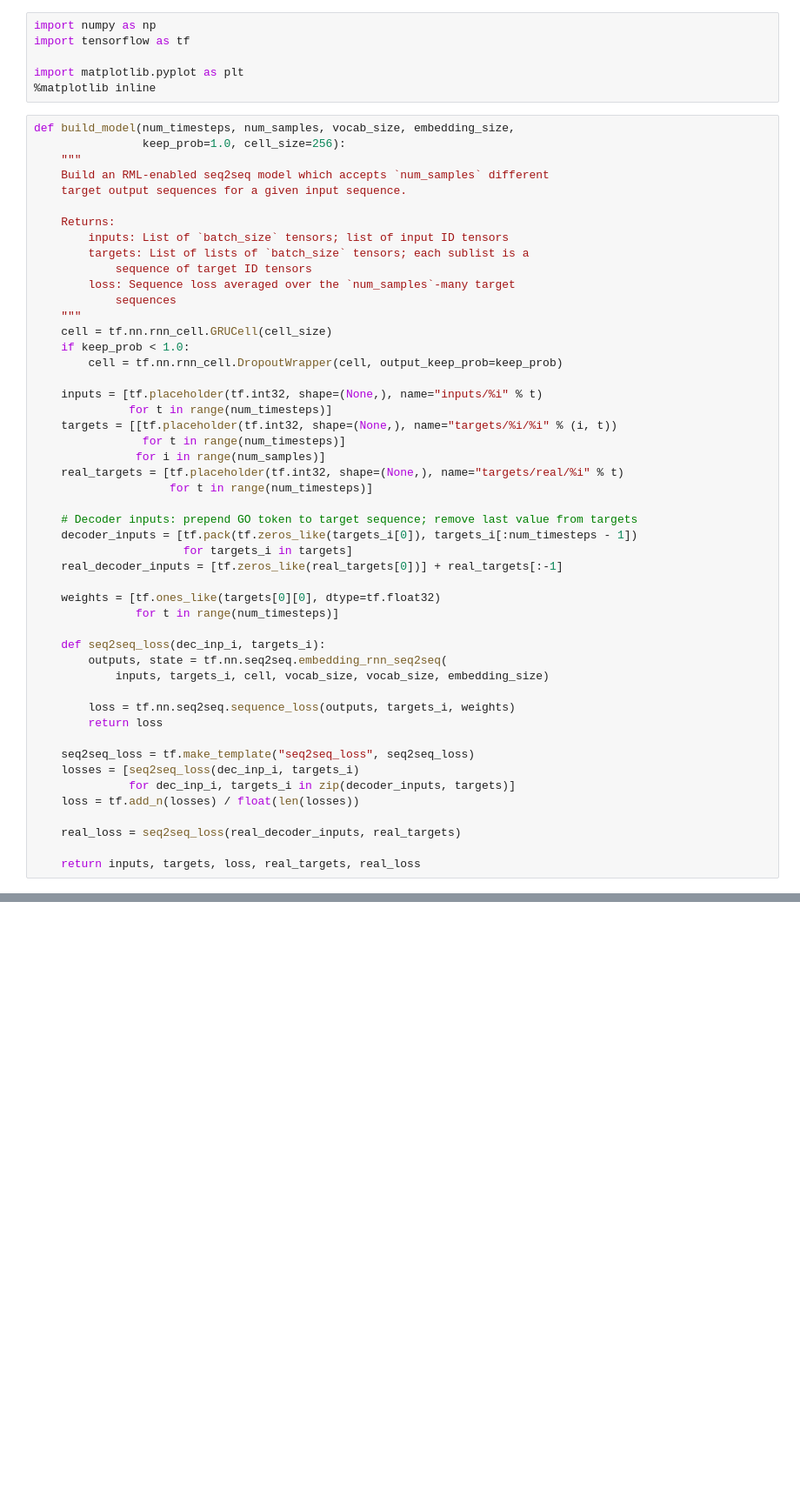
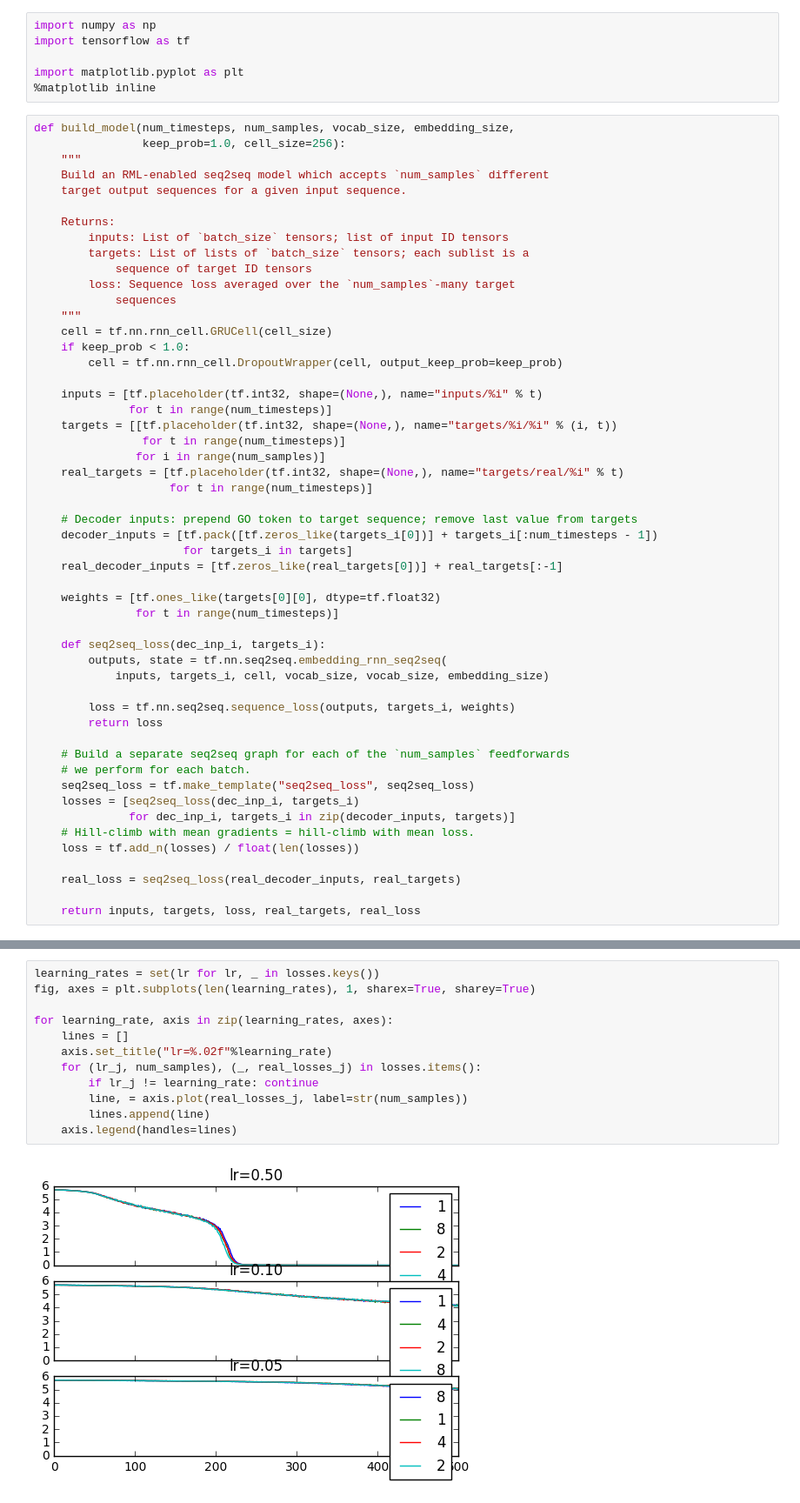
Before and after one commit to hans/ipython-notebooks, a Jupyter notebook: Reward-augmented maximum likelihood learning for autoencoders.ipynb, the cells around one changed output, grey strips where cells are left out. Shown at 87% size. Drawn from its saved outputs; the diff is of its cells as text; blank space fills up the shorter version.

```diff
--- a/Reward-augmented maximum likelihood learning for autoencoders.ipynb
+++ b/Reward-augmented maximum likelihood learning for autoencoders.ipynb
@@ -31,7 +31,7 @@ def build_model(num_timesteps, num_samples, vocab_size, embedding_size,
                     for t in range(num_timesteps)]
 
     # Decoder inputs: prepend GO token to target sequence; remove last value from targets
-    decoder_inputs = [tf.pack(tf.zeros_like(targets_i[0]), targets_i[:num_timesteps - 1])
+    decoder_inputs = [tf.pack([tf.zeros_like(targets_i[0])] + targets_i[:num_timesteps - 1])
                       for targets_i in targets]
     real_decoder_inputs = [tf.zeros_like(real_targets[0])] + real_targets[:-1]
 
@@ -45,9 +45,12 @@ def build_model(num_timesteps, num_samples, vocab_size, embedding_size,
         loss = tf.nn.seq2seq.sequence_loss(outputs, targets_i, weights)
         return loss
 
+    # Build a separate seq2seq graph for each of the `num_samples` feedforwards
+    # we perform for each batch.
     seq2seq_loss = tf.make_template("seq2seq_loss", seq2seq_loss)
     losses = [seq2seq_loss(dec_inp_i, targets_i)
               for dec_inp_i, targets_i in zip(decoder_inputs, targets)]
+    # Hill-climb with mean gradients = hill-climb with mean loss.
     loss = tf.add_n(losses) / float(len(losses))
 
     real_loss = seq2seq_loss(real_decoder_inputs, real_targets)
@@ -150,2 +155,16 @@ for num_samples in range(1, 6):
+# %%
+learning_rates = set(lr for lr, _ in losses.keys())
+fig, axes = plt.subplots(len(learning_rates), 1, sharex=True, sharey=True)
+
+for learning_rate, axis in zip(learning_rates, axes):
+    lines = []
+    axis.set_title("lr=%.02f"%learning_rate)
+    for (lr_j, num_samples), (_, real_losses_j) in losses.items():
+        if lr_j != learning_rate: continue
+        line, = axis.plot(real_losses_j, label=str(num_samples))
+        lines.append(line)
+    axis.legend(handles=lines)
+# %% [output]
+[figure, added]
 # %%
 plots = []
```
Also changed, not shown: parts of 4 cells of this notebook.
